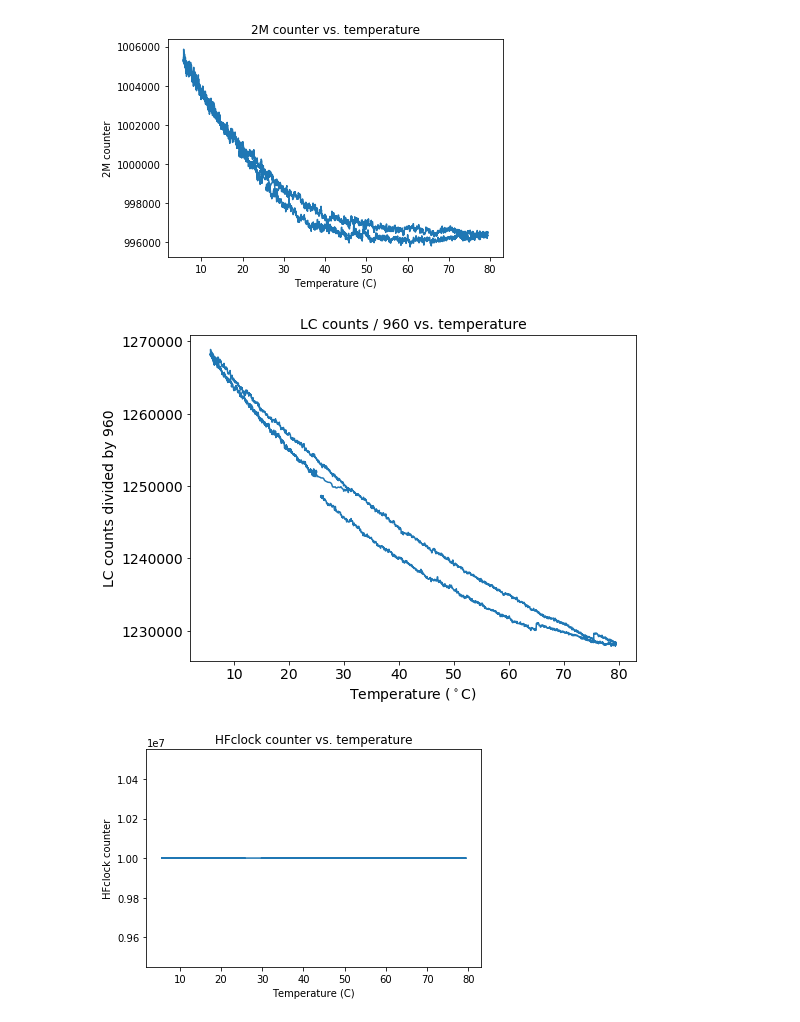
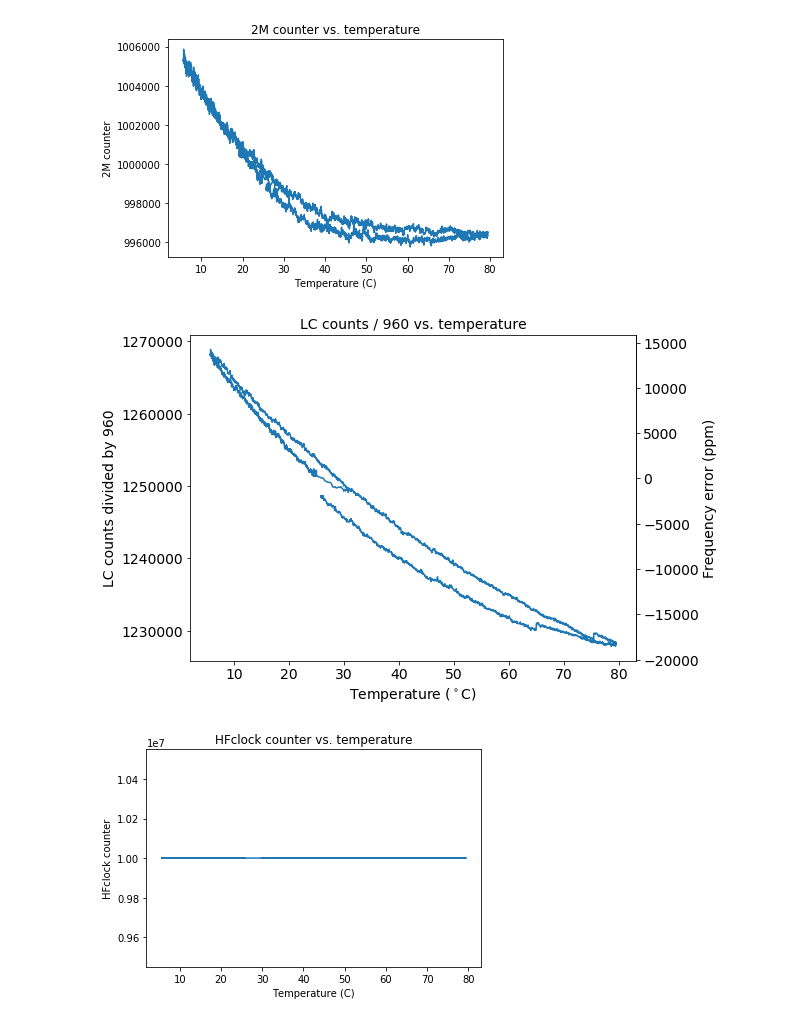
Before and after one commit to cwdao/scum-test-code, a Jupyter notebook: scum/counter_temp/all_counters_temp.ipynb, the cells around one changed output. Drawn from its saved outputs; the diff is of its cells as text; code cells hidden in the pictures.

Commit message:
Add secondary axis for frequency error in ppm

```diff
--- a/scum/counter_temp/all_counters_temp.ipynb
+++ b/scum/counter_temp/all_counters_temp.ipynb
@@ -22,17 +22,29 @@ plt.show()
 # %% [output]
 [figure]
 # %%
-plt.figure(figsize=(8, 6))
+def lc_count_to_ppm(lc_count):
+    return (lc_count * 960 * 2 - 2.402e9) / (2.402e9 / 1e6)
+
+def ppm_to_lc_count(ppm):
+    return (ppm * (2.402e9 / 1e6) + 2.402e9) / 960 / 2
+
+fig = plt.figure(figsize=(8, 6))
 plt.plot(temperature, counts_LC)
 plt.title('LC counts / 960 vs. temperature', fontsize=14)
 plt.xlabel('Temperature ($^\circ$C)', fontsize=14)
 plt.ylabel('LC counts divided by 960', fontsize=14)
 plt.xticks(fontsize=14)
 plt.yticks(fontsize=14)
+
+ax = plt.gca()
+secax = ax.secondary_yaxis('right', functions=(lc_count_to_ppm, ppm_to_lc_count))
+secax.set_ylabel('Frequency error (ppm)', fontsize=14)
+secax.tick_params(labelsize=14)
+
 plt.savefig('lc_count_vs_temp.pdf', bbox_inches='tight')
 plt.show()
 # %% [output]
-[figure, old version]
+[figure, new version]
 # %%
 plt.plot(temperature, counts_HFclock)
 plt.title('HFclock counter vs. temperature')
```
Also changed, not shown: 1 other file.
